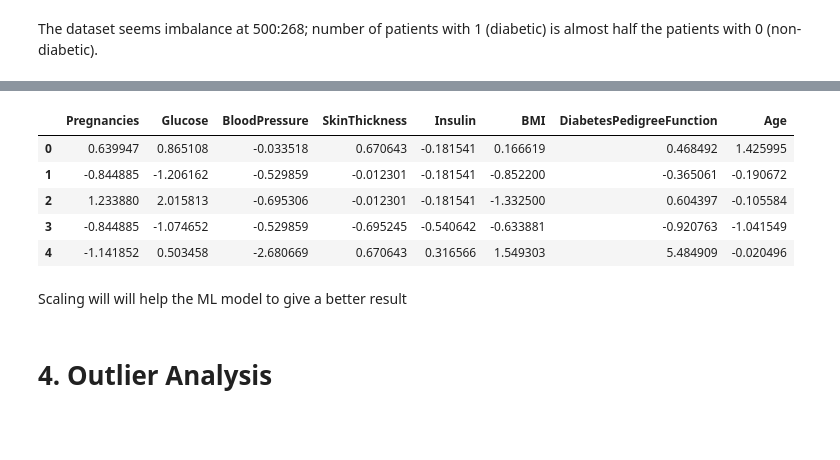
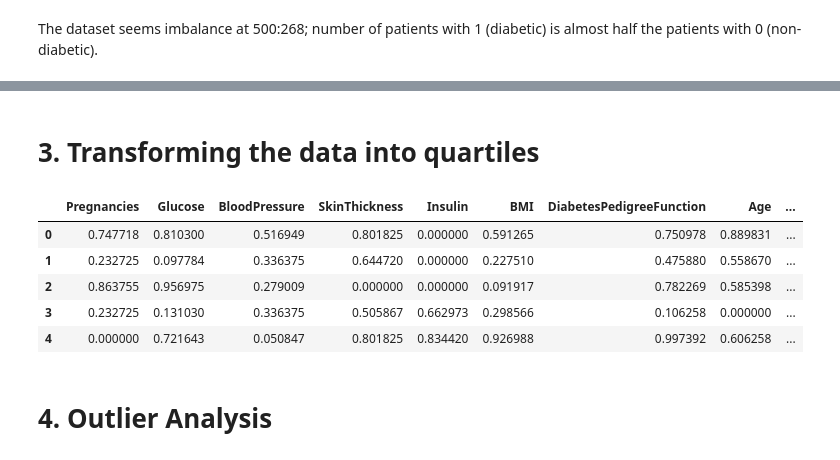
Before and after one commit to oyebolakolapo/Machine_Learning_Model_Predicting_Diabetes, a Jupyter notebook: Supervised Learning - Project.ipynb, the cells around one changed output, grey strips where cells are left out. Saved outputs shown, nothing was run; the diff lists cells and outputs as text; code cells hidden in the pictures; blank space fills up the shorter version.

```diff
--- a/Supervised Learning - Project.ipynb
+++ b/Supervised Learning - Project.ipynb
@@ -167,9 +188,3 @@ Outcome                     0
 dtype: int64
 # %% [markdown]
 Here, it appears there are no missing values. However, when we viewed the dataset earlier in [5], we saw that missing values had been replaced with 0, which is not biological correct in most cases. To address this, we will replace 0 value with NaN.
-# %%
-diabetes_df_new = diabetes_df.copy(deep = True)
-diabetes_df_new[['Glucose','BloodPressure','SkinThickness','Insulin','BMI']] = diabetes_df_copy[['Glucose','BloodPressure','SkinThickness','Insulin','BMI']].replace(0,np.NaN)
-
-#Recheck for nulls
-diabetes_df_new.isnull().sum()
@@ -241,0 +281,2 @@ plt.show()
+# %% [markdown]
+# 3. Transforming the data into quartiles
@@ -242,17 +285,18 @@ plt.show()
 # %%
-sc_X = StandardScaler()
-X =  pd.DataFrame(sc_X.fit_transform(diabetes_df_new.drop(["Outcome"],axis = 1),), columns=['Pregnancies',
-'Glucose', 'BloodPressure', 'SkinThickness', 'Insulin', 'BMI', 'DiabetesPedigreeFunction', 'Age'])
-X.head()
+quartile  = QuantileTransformer()
+X = quartile.fit_transform(diabetes_df_new)
+dataset = quartile.transform(X)
+dataset = pd.DataFrame(X)
+dataset.columns =['Pregnancies', 'Glucose', 'BloodPressure', 'SkinThickness', 'Insulin', 'BMI', 'DiabetesPedigreeFunction', 'Age', 'Outcome']
+# Showing the top 5 rows of the transformed dataset
+dataset.head()
 # %% [output]
-|  | Pregnancies | Glucose | BloodPressure | SkinThickness | Insulin | BMI | DiabetesPedigreeFunction | Age |
-| 0 | 0.639947 | 0.865108 | -0.033518 | 0.670643 | -0.181541 | 0.166619 | 0.468492 | 1.425995 |
-| 1 | -0.844885 | -1.206162 | -0.529859 | -0.012301 | -0.181541 | -0.852200 | -0.365061 | -0.190672 |
-| 2 | 1.233880 | 2.015813 | -0.695306 | -0.012301 | -0.181541 | -1.332500 | 0.604397 | -0.105584 |
-| 3 | -0.844885 | -1.074652 | -0.529859 | -0.695245 | -0.540642 | -0.633881 | -0.920763 | -1.041549 |
-| 4 | -1.141852 | 0.503458 | -2.680669 | 0.670643 | 0.316566 | 1.549303 | 5.484909 | -0.020496 |
+|  | Pregnancies | Glucose | BloodPressure | SkinThickness | Insulin | BMI | DiabetesPedigreeFunction | Age | ... |
+| 0 | 0.747718 | 0.810300 | 0.516949 | 0.801825 | 0.000000 | 0.591265 | 0.750978 | 0.889831 | ... |
+| 1 | 0.232725 | 0.097784 | 0.336375 | 0.644720 | 0.000000 | 0.227510 | 0.475880 | 0.558670 | ... |
+| 2 | 0.863755 | 0.956975 | 0.279009 | 0.000000 | 0.000000 | 0.091917 | 0.782269 | 0.585398 | ... |
+| 3 | 0.232725 | 0.131030 | 0.336375 | 0.505867 | 0.662973 | 0.298566 | 0.106258 | 0.000000 | ... |
+| 4 | 0.000000 | 0.721643 | 0.050847 | 0.801825 | 0.834420 | 0.926988 | 0.997392 | 0.606258 | ... |
-# %% [markdown]
-Scaling will will help the ML model to give a better result
 # %% [markdown]
 # 4. Outlier Analysis
 # %%
```
Also changed, not shown: parts of 75 cells of this notebook.
